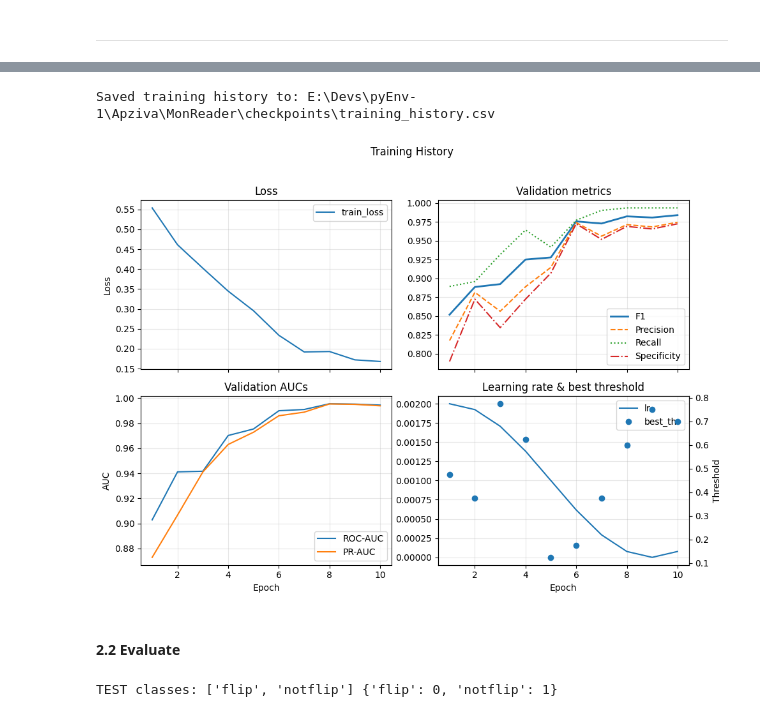
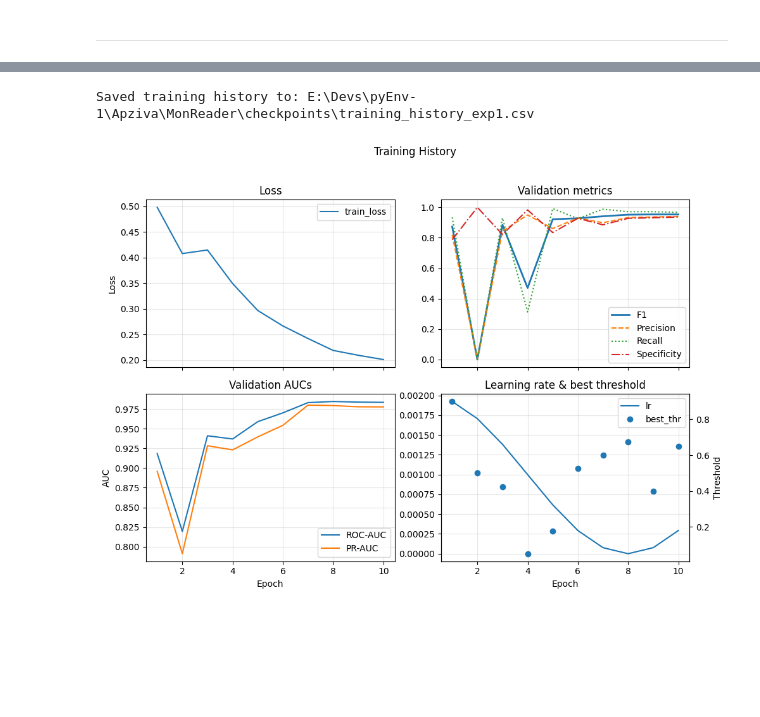
Before and after one commit to FederCO23/MonReader, a Jupyter notebook: FedeNet_lib_exploration.ipynb, the cells around one changed output, grey strips where cells are left out. Drawn from its saved outputs; the diff is of its cells as text; code cells hidden in the pictures; blank space fills up the shorter version.

Commit message:
Include 3 experiments with different combinations of schedulers and optimizer

```diff
--- a/FedeNet_lib_exploration.ipynb
+++ b/FedeNet_lib_exploration.ipynb
@@ -552,16 +302,0 @@ val_tfms_fede = tvT.Compose([
-# %%
-# Transforms already defined earlier
-train_tfms = train_tfms_fede
-val_tfms   = val_tfms_fede
-
-train_ds = ImageFolder(root=DATA_ROOT / "training", transform=train_tfms)
-val_ds   = ImageFolder(root=DATA_ROOT / "testing",  transform=val_tfms)
-
-# train_loader = DataLoader(train_ds, batch_size=16, shuffle=True,  num_workers=0, pin_memory=True)
-# val_loader   = DataLoader(val_ds,   batch_size=32, shuffle=False, num_workers=0, pin_memory=True)
-
-train_loader = DataLoader(train_ds, batch_size=8, shuffle=True,  num_workers=4, pin_memory=True, persistent_workers=True, prefetch_factor=2)
-val_loader   = DataLoader(val_ds,   batch_size=16, shuffle=False, num_workers=4, pin_memory=True, persistent_workers=True, prefetch_factor=2)
-
-# Class mapping (expecting {'flip':0,'notflip':1} or vice-versa)
-print("classes:", train_ds.classes, train_ds.class_to_idx)
@@ -761,0 +334,8 @@ Saved new best to E:\Devs\pyEnv-1\Apziva\MonReader\checkpoints\fedenet_tiny_best
+# %%
+# Loss, optimizer, scheduler
+criterion = nn.BCEWithLogitsLoss()
+optimizer = optim.AdamW(model.parameters(), lr=2e-3, weight_decay=1e-4)
+scheduler = optim.lr_scheduler.CosineAnnealingLR(optimizer, T_max=8)
+
+# Scale the loss/gradients using GradScaler to avoid underflow/overflow when training with mixed precision (FP16 on CUDA)
+scaler = GradScaler()
@@ -761,0 +524,15 @@ Saved new best to E:\Devs\pyEnv-1\Apziva\MonReader\checkpoints\fedenet_tiny_best
+# %%
+history_exp1 = train_model(
+    model,
+    train_loader,
+    val_loader,
+    device,
+    optimizer,
+    scheduler,
+    criterion,
+    scaler,
+    epochs=10,
+    checkpoint_dir=Path("checkpoints"),
+    experiment_name="exp1",
+    best_f1_init=-1.0
+    )
@@ -768,9 +566,9 @@ def save_training_history(history, file):
         json.dump(history, f, indent=2)
     print("Saved training history to:", (CKPT_DIR / (file + ".csv")).resolve())
 # %%
-save_training_history(history, file="training_history")
+save_training_history(history_exp1, file="training_history_exp1")
 # %% [output]
-Saved training history to: E:\Devs\pyEnv-1\Apziva\MonReader\checkpoints\training_history.csv
+Saved training history to: E:\Devs\pyEnv-1\Apziva\MonReader\checkpoints\training_history_exp1.csv
 # %%
 def print_training_history(history, ckpt_dir="checkpoints"):
     """
@@ -867,21 +665,6 @@ def print_training_history(history, ckpt_dir="checkpoints"):
     plt.tight_layout()
     plt.show()
 # %%
-print_training_history(history)
+print_training_history(history_exp1)
 # %% [output]
-[figure, old version]
+[figure, new version]
-# %% [markdown]
-#### 2.2 Evaluate
-# %%
-# Build test dataset/loader exactly as VAL, but name it clearly
-test_tfms = val_tfms_fede  # same preprocessing
-test_ds   = ImageFolder(root=DATA_ROOT / "testing", transform=test_tfms)
-
-test_loader = DataLoader(
-    test_ds, batch_size=16, shuffle=False,
-    num_workers=4, pin_memory=True, persistent_workers=True, prefetch_factor=2
-)
-
-print("TEST classes:", test_ds.classes, test_ds.class_to_idx)
-# %% [output]
-TEST classes: ['flip', 'notflip'] {'flip': 0, 'notflip': 1}
```
Also changed, not shown: parts of 91 cells of this notebook.
